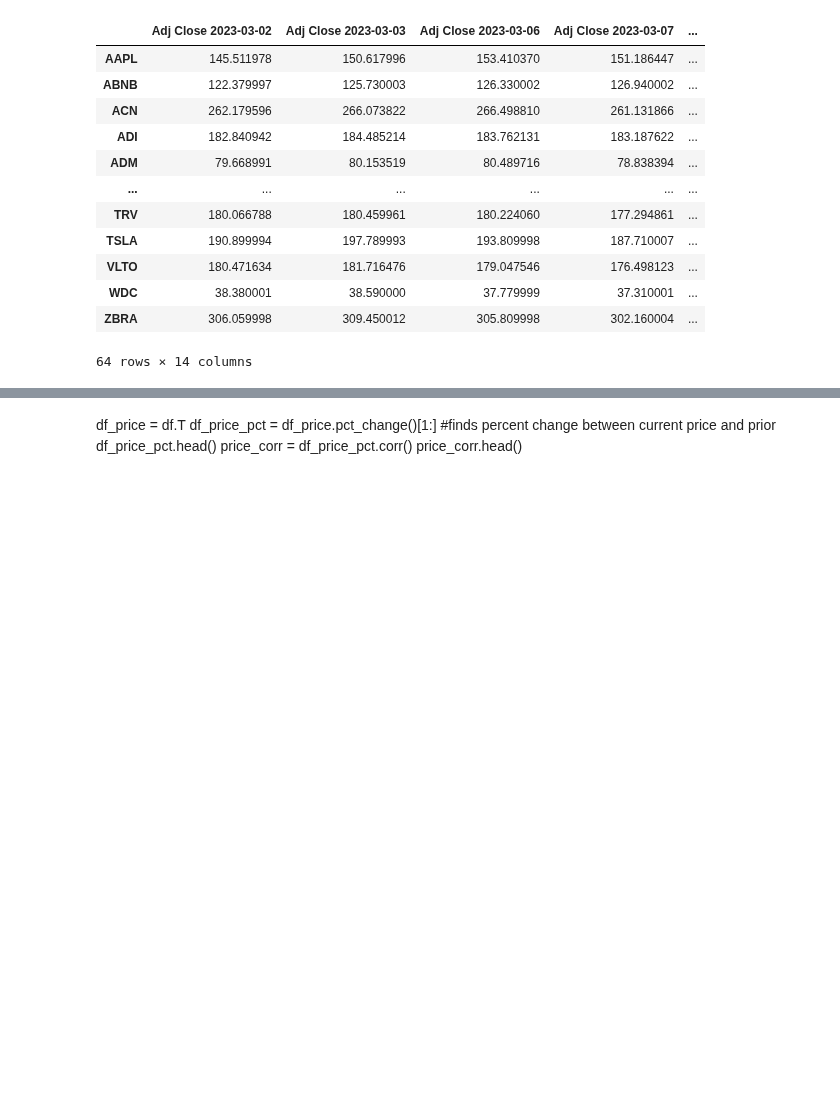
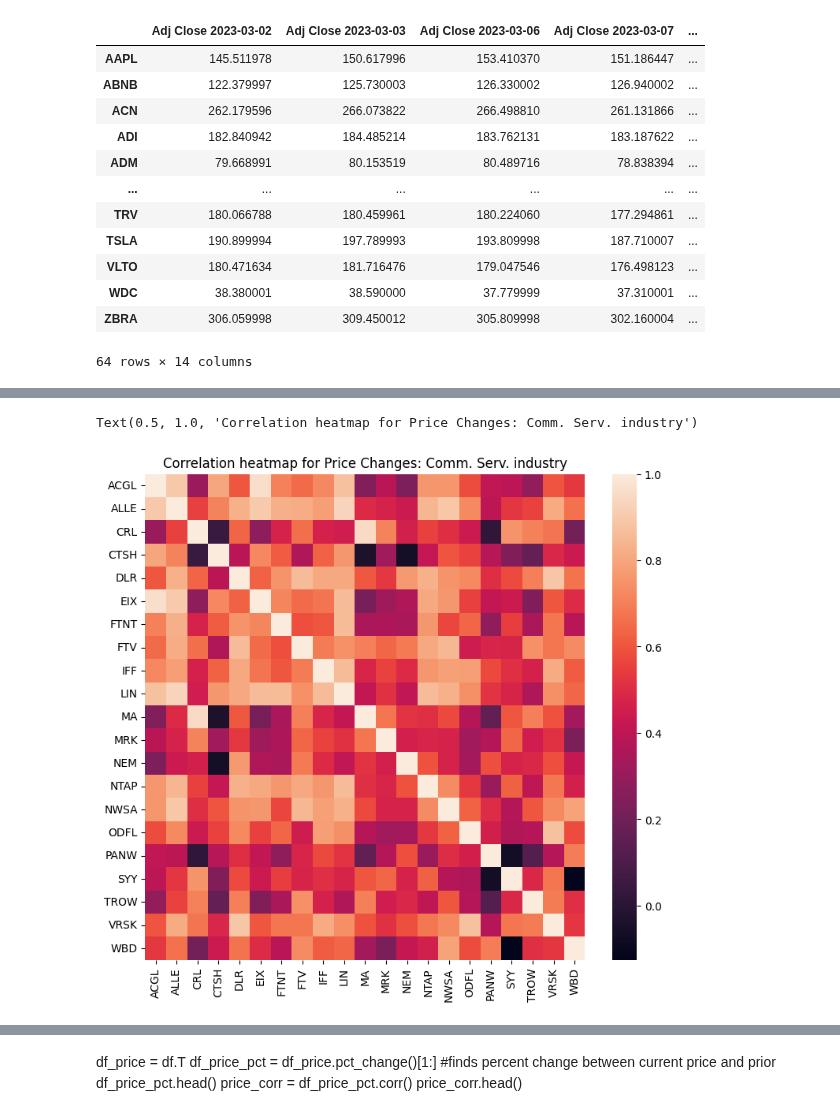
Before and after one commit to ktongk/BTT-JPMC-1, a Jupyter notebook: Anna/AH.ipynb, the cells around one changed output, grey strips where cells are left out. Saved outputs shown, nothing was run; the diff lists cells and outputs as text; code cells hidden in the pictures; blank space fills up the shorter version.

```diff
--- a/Anna/AH.ipynb
+++ b/Anna/AH.ipynb
@@ -182,0 +212,7 @@ condition
+# %%
+commserv = commserv.drop(columns= 'Industry', axis = 1)
+df_price_commserv = commserv.T
+df_price_pct_commserv = df_price_commserv.pct_change()[1:]
+
+price_corr_commserv = df_price_pct_commserv.corr()
+price_corr_commserv.head()
@@ -182,0 +227,6 @@ condition
+# %%
+plt.figure(figsize=(9,8))
+sns.heatmap(price_corr_commserv).set_title("Correlation heatmap for Price Changes: Comm. Serv. industry")
+# %% [output]
+Text(0.5, 1.0, 'Correlation heatmap for Price Changes: Comm. Serv. industry')
+[figure, added]
```
Also changed, not shown: parts of 28 cells of this notebook.
